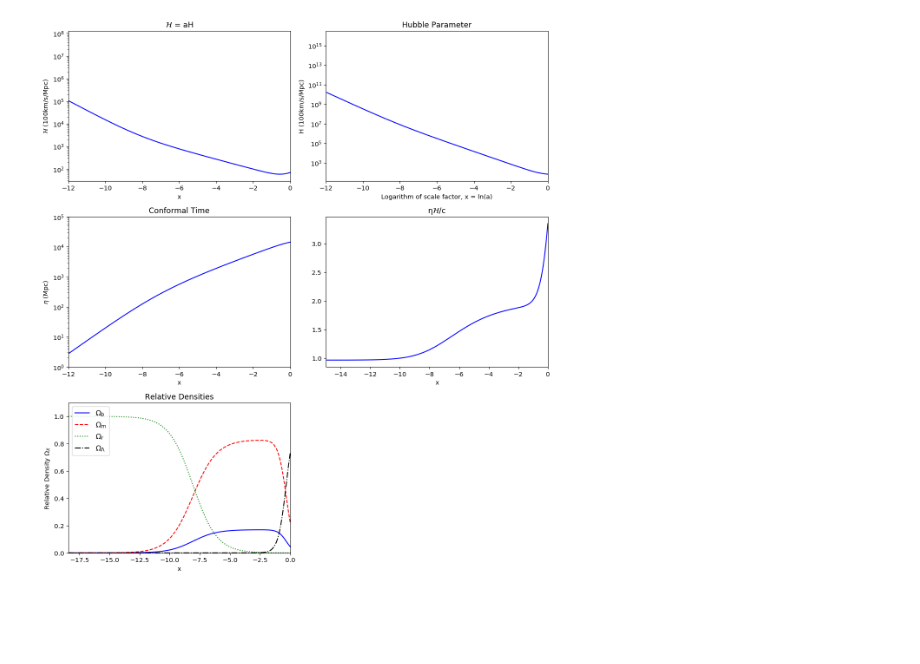
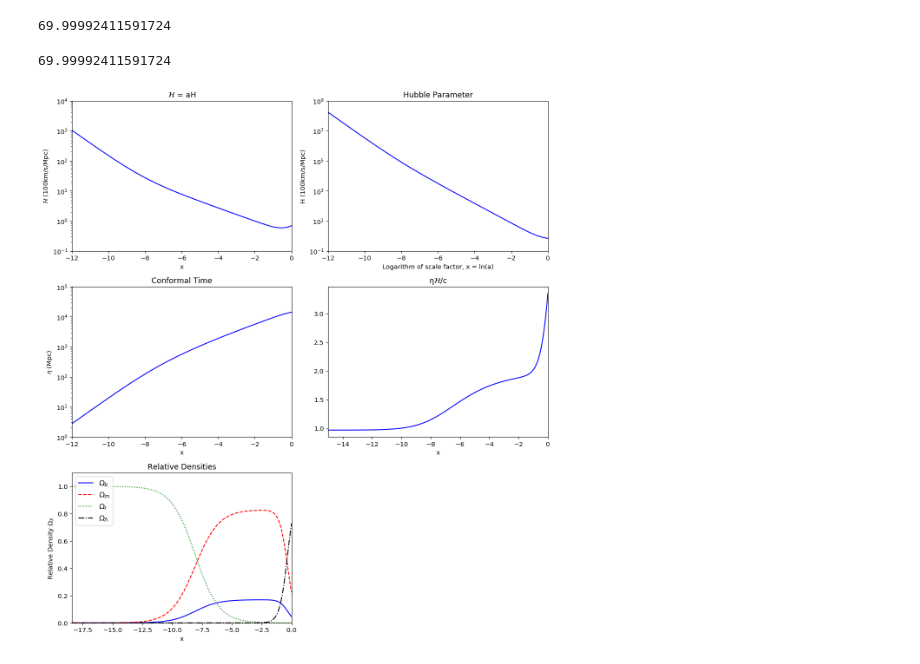
Before and after one commit to azieg/CMB-Simulation, a Jupyter notebook: milestone1.ipynb, the cells around one changed output. Drawn from its saved outputs; the diff is of its cells as text; code cells hidden in the pictures; blank space fills up the shorter version.

Commit message:
Updated background cosmo plots

```diff
--- a/milestone1.ipynb
+++ b/milestone1.ipynb
@@ -42,6 +42,10 @@ def getΩΛ(x):
     """Computes the dark energy parameter (omega_lambda) at x;
      it is the difference between 1 and the sum of the other parameters"""
     return 1.0 - (getΩb(x) + getΩm(x) + getΩr(x))
+# %%
+(2.268543540763823e-18/m2Mpc)/1000
+# %% [output]
+69.99992411591724
 # %%
 H0 = 2.268543540763823e-18   # Hubble's constant: [(km/s)/Mpc], H0/m2Mpc/1000 = 70
 h = .70
@@ -85,61 +89,64 @@ for i in range(len(x_grid)):
     Ωm_grid[i] = getΩm(x_grid[i])
     Ωr_grid[i] = getΩr(x_grid[i])
     ΩΛ_grid[i] = getΩΛ(x_grid[i])
+# %%
+hubble[-1]/m2Mpc/1000
+# %% [output]
+69.99992411591724
 # %%
 
 fig, axs = plt.subplots(nrows=3, ncols=2, figsize=(12, 13), dpi=100)
 
-axs[0, 0].plot(x_grid, hubblep/1000*3.08568025e22, 'b')
+axs[0, 0].plot(x_grid, hubblep/m2Mpc/1000.0/100.0, 'b')
 axs[0, 0].set_xlim(-12, 0)
-#axs[0, 0].set_ylim(1e1, 1e6)
+axs[0, 0].set_ylim(1.0e-1, 1.0e4)
 axs[0, 0].set_yscale('log')
 axs[0, 0].set_title('$\mathcal{H}$ = aH')
 axs[0, 0].set_xlabel('x')
 axs[0, 0].set_ylabel('$\mathcal{H}$ (100km/s/Mpc)')
 
 
-axs[0, 1].plot(x_grid, hubble/1000*3.08568025e22, 'b')
+axs[0, 1].plot(x_grid, hubble/m2Mpc/1000.0/100.0, 'b')
 axs[0, 1].set_xlim(-12, 0)
-#axs[0, 1].set_ylim(1e1, 1e11)
+axs[0, 1].set_ylim(1.0e-1, 1.0e9)
 axs[0, 1].set_yscale('log')
 axs[0, 1].set_title('Hubble Parameter')
 axs[0, 1].set_xlabel('Logarithm of scale factor, x = ln(a)')
 axs[0, 1].set_ylabel('H (100km/s/Mpc)')
 
 
-axs[1, 0].plot(x_grid, η_grid/3.08568025e22, 'b')
+axs[1, 0].plot(x_grid, η_grid*m2Mpc, 'b')
 axs[1, 0].set_xlim(-12, 0)
-axs[1, 0].set_ylim(1e0, 1e5)
+axs[1, 0].set_ylim(1.0e0, 1.0e5)
 axs[1, 0].set_yscale('log')
 axs[1, 0].set_title('Conformal Time')
 axs[1, 0].set_xlabel('x')
 axs[1, 0].set_ylabel("$\eta$ (Mpc)")
-#axs[1, 0].ticklabel_format(axis='y', style='sci', scilimits=(0, 0))
 
 
 axs[1, 1].plot(x_grid, η_grid*hubblep/c, 'b')
 axs[1, 1].set_xlim(-15, 0)
 #axs[1,1].set_ylim(.85, 3.3)
 axs[1, 1].set_title('η$\mathcal{H}$/c')
 axs[1, 1].set_xlabel('x')
-#axs[1, 1].ticklabel_format(axis='y', style='sci', scilimits=(0, 0))
 
 
 axs[2, 0].plot(x_grid, Ωb_grid, color='blue')
 axs[2, 0].plot(x_grid, Ωm_grid, ls='--', color='red')
 axs[2, 0].plot(x_grid, Ωr_grid, ls=':', color='green')
 axs[2, 0].plot(x_grid, ΩΛ_grid, ls='-.', color='black')
 axs[2, 0].set_xlim(xstart, 0.0)
 axs[2, 0].set_ylim(0.0, 1.1)
 axs[2, 0].set_title('Relative Densities')
 axs[2, 0].set_xlabel('x')
 axs[2, 0].set_ylabel('Relative Density $\Omega_X$')
 axs[2, 0].legend(['$\Omega_b$', '$\Omega_m$', '$\Omega_r$', '$\Omega_\Lambda$'], loc='upper left', prop={'size':12})
 
 
 axs[2, 1].remove()
 
 fig.tight_layout()
+#plt.savefig('background-cosmology')
 plt.show()
 # %% [output]
-[figure, old version]
+[figure, new version]
```
Also changed, not shown: 3 other files.
